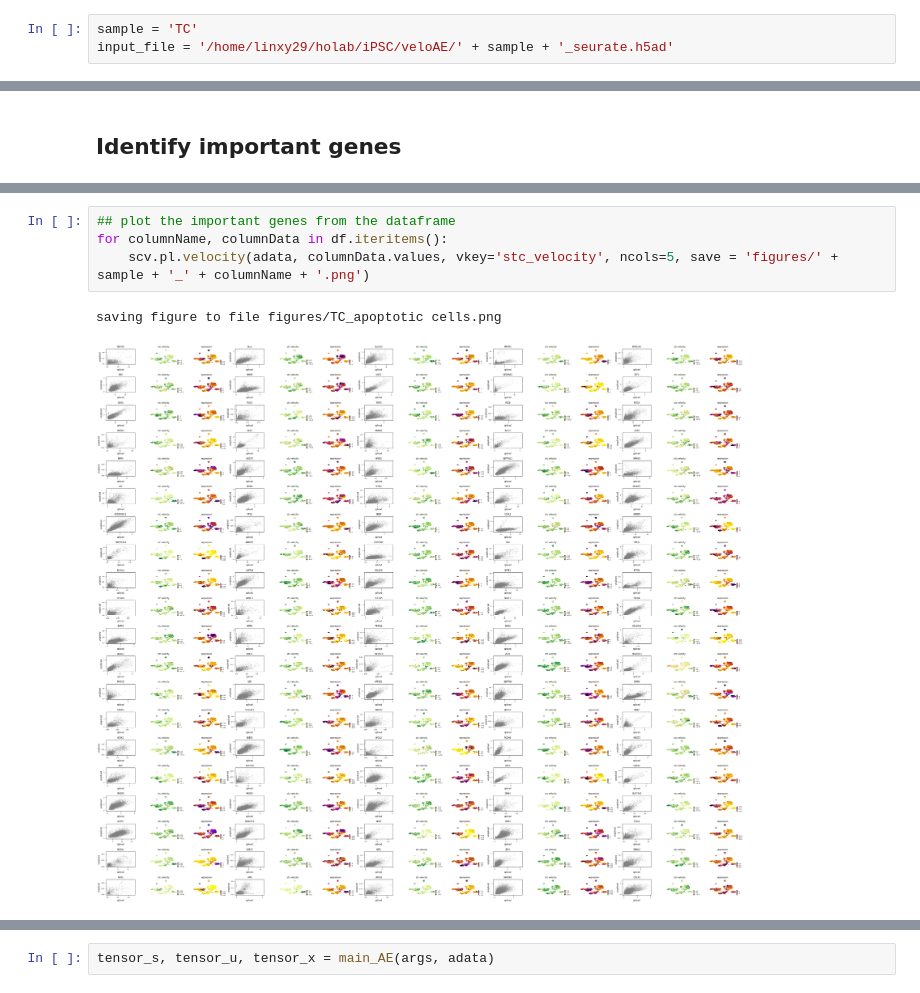
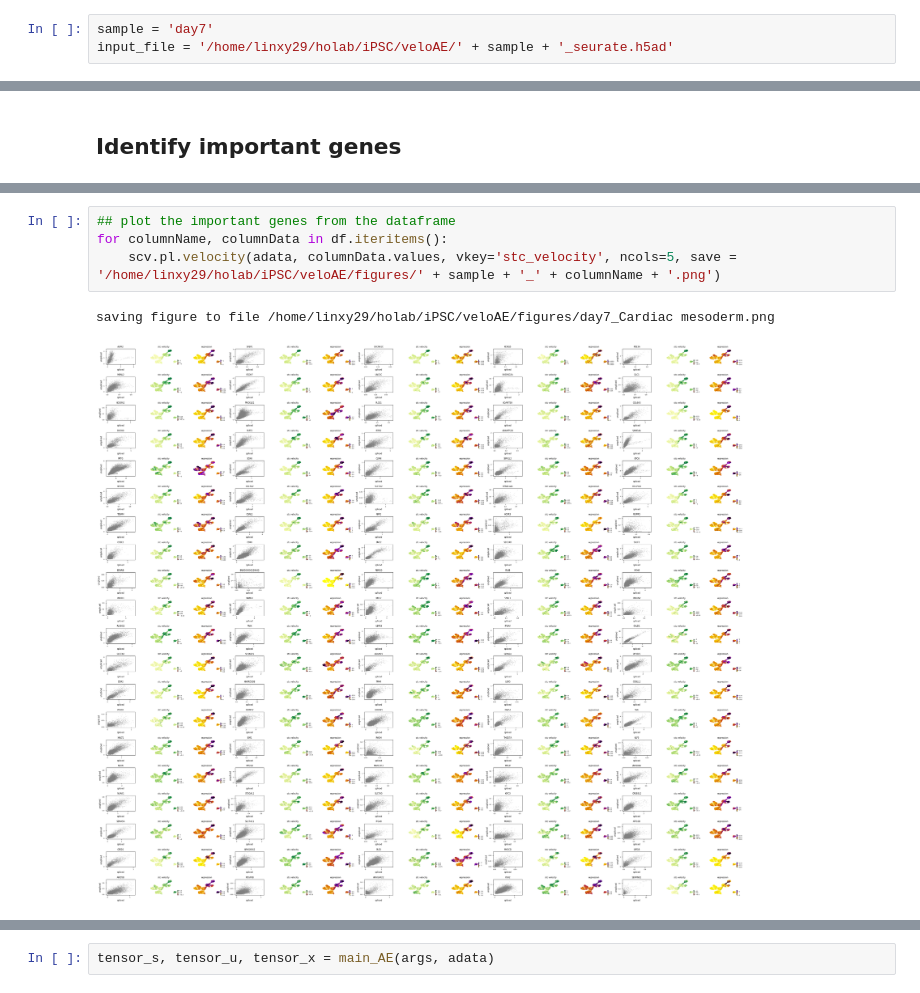
Before and after one commit to linxy29/Ho_vivian_python, a Jupyter notebook: veloAE_seurat.ipynb, the cells around one changed output, grey strips where cells are left out. Saved outputs shown, nothing was run; the diff lists cells and outputs as text.

```diff
--- a/veloAE_seurat.ipynb
+++ b/veloAE_seurat.ipynb
@@ -37,7 +37,7 @@ args
 # %% [output]
 Namespace(adata=None, aux_weight=1.0, conv_thred=1e-06, data_dir=None, device='cuda:2', exp_name='CohAE_dentategyrus', fit_offset_pred=True, fit_offset_train=False, g_rep_dim=100, gnn_layer='GAT', gum ...
 # %%
-sample = 'TC'
+sample = 'day7'
 input_file = '/home/linxy29/holab/iPSC/veloAE/' + sample + '_seurate.h5ad'
 # %%
 torch.manual_seed(args.seed)
@@ -138,10 +138,10 @@ df.head()
 # %%
 ## plot the important genes from the dataframe
 for columnName, columnData in df.iteritems():
-    scv.pl.velocity(adata, columnData.values, vkey='stc_velocity', ncols=5, save = 'figures/' + sample + '_' + columnName + '.png')
+    scv.pl.velocity(adata, columnData.values, vkey='stc_velocity', ncols=5, save = '/home/linxy29/holab/iPSC/veloAE/figures/' + sample + '_' + columnName + '.png')
 # %% [output]
-saving figure to file figures/TC_apoptotic cells.png
+saving figure to file /home/linxy29/holab/iPSC/veloAE/figures/day7_Cardiac mesoderm.png
-[figure, old version]
+[figure, new version]
 # %%
 adata.X = csr_matrix(adata.X)
 adata
```
Also changed, not shown: parts of 4 cells of this notebook, 2 other files.
